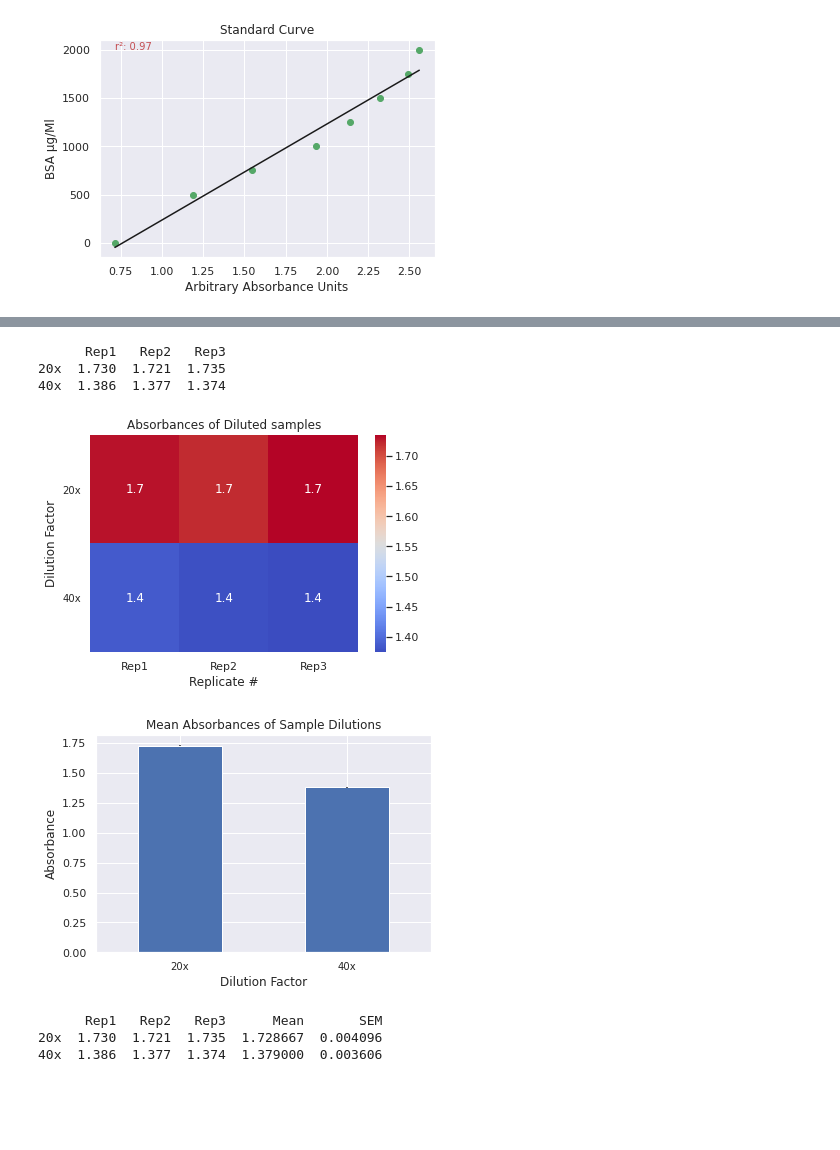
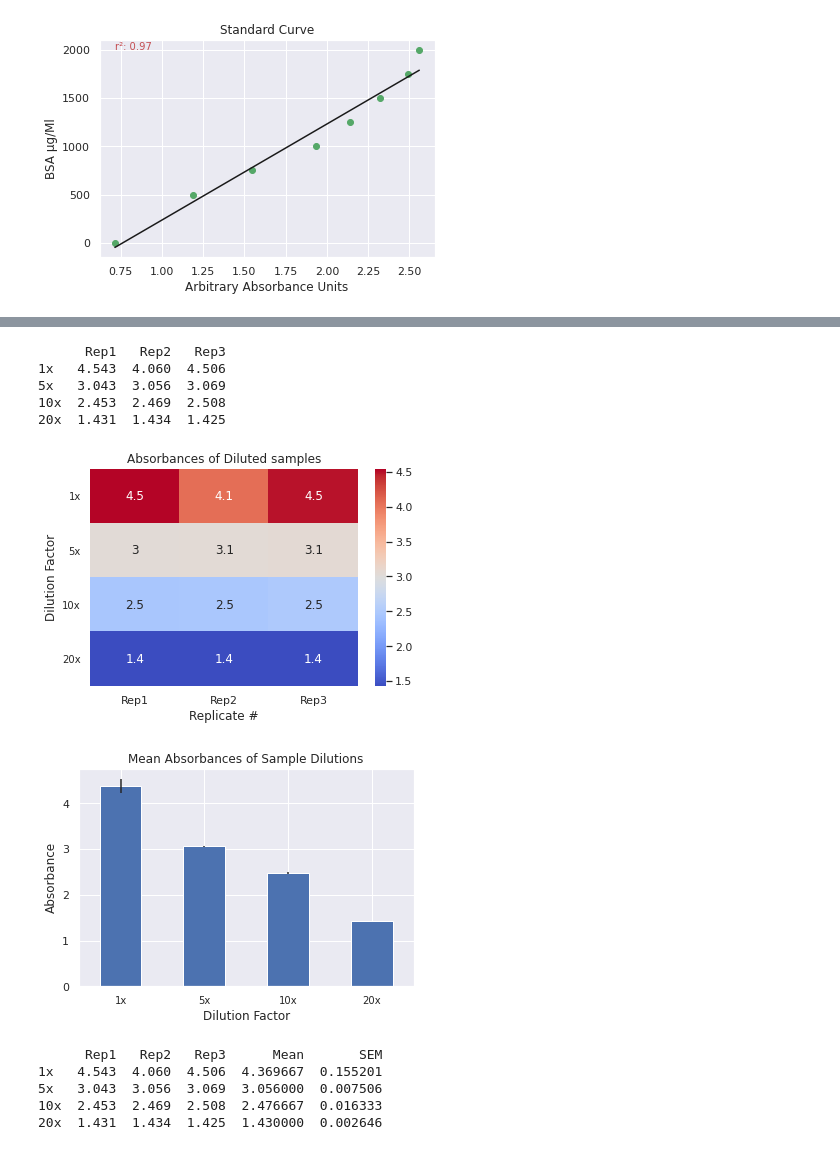
Before and after one commit to Laohakunakorn-Group/NLLAB_OT2_Bradford, a Jupyter notebook: analysis/frequentist_bradford_data_analysis_package/bradford_data_processing/bradforddataprocessing_biotek_h1_platereader.ipynb, the cells around one changed output, grey strips where cells are left out. Saved outputs shown, nothing was run; the diff lists cells and outputs as text; code cells hidden in the pictures; blank space fills up the shorter version.

```diff
--- a/analysis/frequentist_bradford_data_analysis_package/bradford_data_processing/bradforddataprocessing_biotek_h1_platereader.ipynb
+++ b/analysis/frequentist_bradford_data_analysis_package/bradford_data_processing/bradforddataprocessing_biotek_h1_platereader.ipynb
@@ -195,3 +166,12 @@ plt.show()
 [0.0, 500.0, 750.0, 1000.0, 1250.0, 1500.0, 1750.0, 2000.0]
 coefficient of determination: 0.9683250252191316
 [figure]
+# %%
+sample_data = pd.read_csv("Preconc_230308_OT2_BRADFORD_samples.csv", sep=',', header=None)
+replicates = 3
+
+sample_data = sample_data.iloc[6:,7:10]
+
+sample_list = ["1x","5x","10x", "20x"]
+
+sample_data
@@ -198,44 +184,28 @@ coefficient of determination: 0.9683250252191316
 # %%
-# samples mean & sem
+sample_data.columns = ["Rep1", "Rep2", "Rep3"]
+sample_data.index = sample_list
 
-replicates = 3
-
-sample_data = corrected_data.iloc[:3,5:8]
-
-new_low = corrected_data.iloc[0,:].copy()
-new_high = corrected_data.iloc[2,:].copy()
-
-sample_data.iloc[0,:] = new_high
-sample_data.iloc[2,:] = new_low
-
-
-sample_data = sample_data.values
-
-sample_list =["20x","40x","100x"]
-
-sample_data = pd.DataFrame(sample_data, columns=["Rep1", "Rep2", "Rep3"], index = sample_list).astype(float)
-
-# delete x100 - this didn't happen
-sample_data = sample_data.iloc[0:2,:]
 print(sample_data)
 
 sns.set()
 
 
 sns.heatmap(sample_data, annot=True, cmap="coolwarm")
 
 
 
 plt.ylabel("Dilution Factor")
 plt.title("Absorbances of Diluted samples")
 plt.xlabel("Replicate #")
 plt.yticks(np.arange(sample_data.shape[0])+0.5, sample_list, rotation=0, fontsize="10")
 plt.savefig("output/Sample_Absorbances_heat.png")
 # %% [output]
       Rep1   Rep2   Rep3
-20x  1.730  1.721  1.735
-40x  1.386  1.377  1.374
+1x   4.543  4.060  4.506
+5x   3.043  3.056  3.069
+10x  2.453  2.469  2.508
+20x  1.431  1.434  1.425
-[figure, old version]
+[figure, new version]
 # %%
 
 
@@ -254,7 +224,7 @@ ax3.set_xlabel("Dilution Factor")
 plt.xticks(np.arange(samples_df_avg.shape[0]),sample_list, rotation=0, fontsize="10")
 plt.savefig("output/Sample_Absorbances_Bar.png")
 # %% [output]
-[figure, old version]
+[figure, new version]
 # %%
 #### subset samples that don't fall in linear range
 acceptable_samples = sample_data
@@ -265,8 +235,10 @@ acceptable_samples_list = acceptable_samples.index
 print(acceptable_samples)
 # %% [output]
       Rep1   Rep2   Rep3      Mean       SEM
-20x  1.730  1.721  1.735  1.728667  0.004096
-40x  1.386  1.377  1.374  1.379000  0.003606
+1x   4.543  4.060  4.506  4.369667  0.155201
+5x   3.043  3.056  3.069  3.056000  0.007506
+10x  2.453  2.469  2.508  2.476667  0.016333
+20x  1.431  1.434  1.425  1.430000  0.002646
 # %%
 # convert samples
 predicted_ug_per_ml = model.predict(np.array(acceptable_samples.iloc[:,:3]).reshape(-1,1))
```
Also changed, not shown: parts of 11 cells of this notebook, 6 other files.
